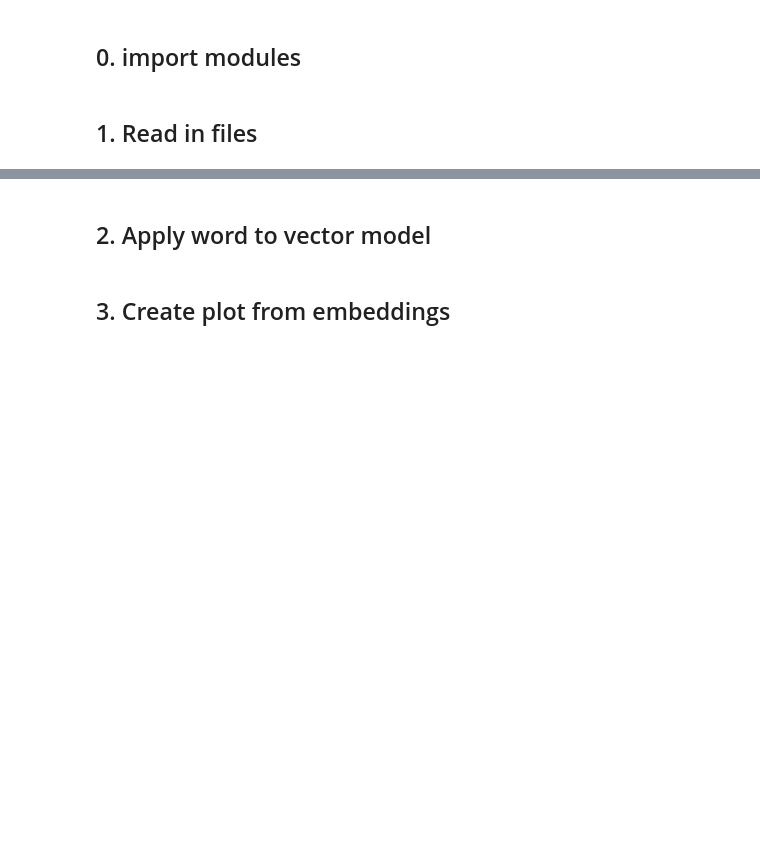
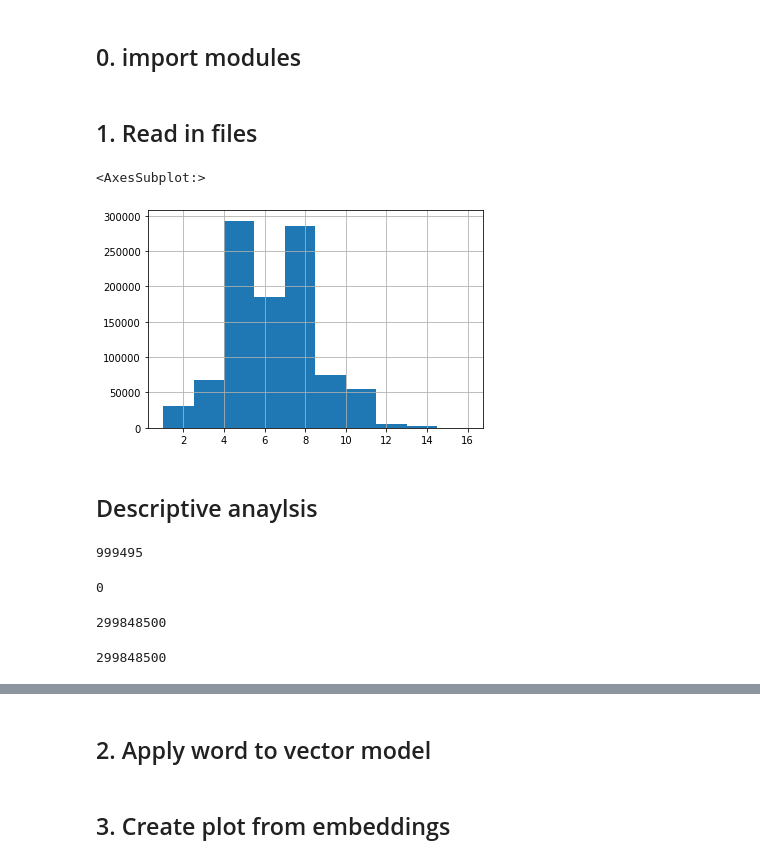
Before and after one commit to stijnbenja/Ass3, a Jupyter notebook: notebook.ipynb, the cells around one changed output, grey strips where cells are left out. Drawn from its saved outputs; the diff is of its cells as text; code cells hidden in the pictures; blank space fills up the shorter version.

```diff
--- a/notebook.ipynb
+++ b/notebook.ipynb
@@ -16,3 +16,26 @@ warnings.simplefilter(action='ignore', category=FutureWarning)
 # %%
 baskets = pd.read_parquet('files/market-baskets.parquet')
 del baskets["customer"]
+# %%
+baskets.groupby('basket').product.count().hist()
+# %% [output]
+<AxesSubplot:>
+[figure, added]
+# %% [markdown]
+## Descriptive anaylsis
+# %%
+len(baskets['basket'].unique())
+# %% [output]
+999495
+# %%
+baskets['product'].min()
+# %% [output]
+0
+# %%
+len(np.repeat(baskets['basket'].unique(), baskets['product'].nunique()))
+# %% [output]
+299848500
+# %%
+len(list(range(300))*baskets['basket'].nunique())
+# %% [output]
+299848500
```
Also changed, not shown: parts of 2 cells of this notebook, 30 other files.
